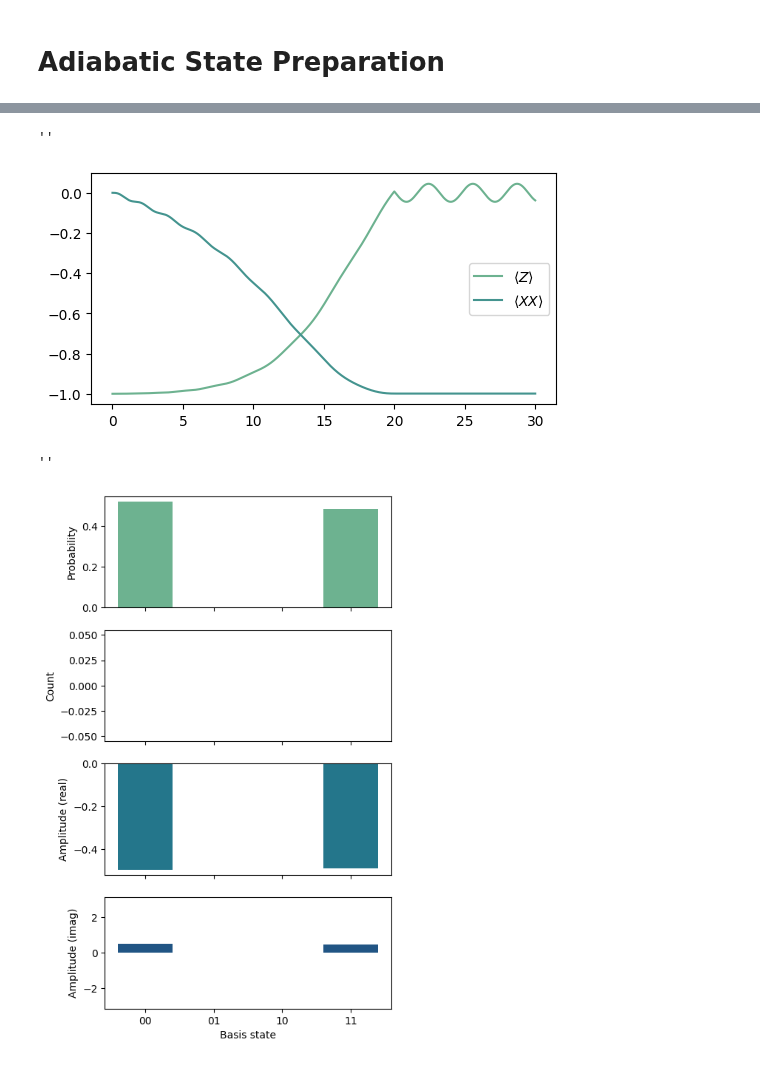
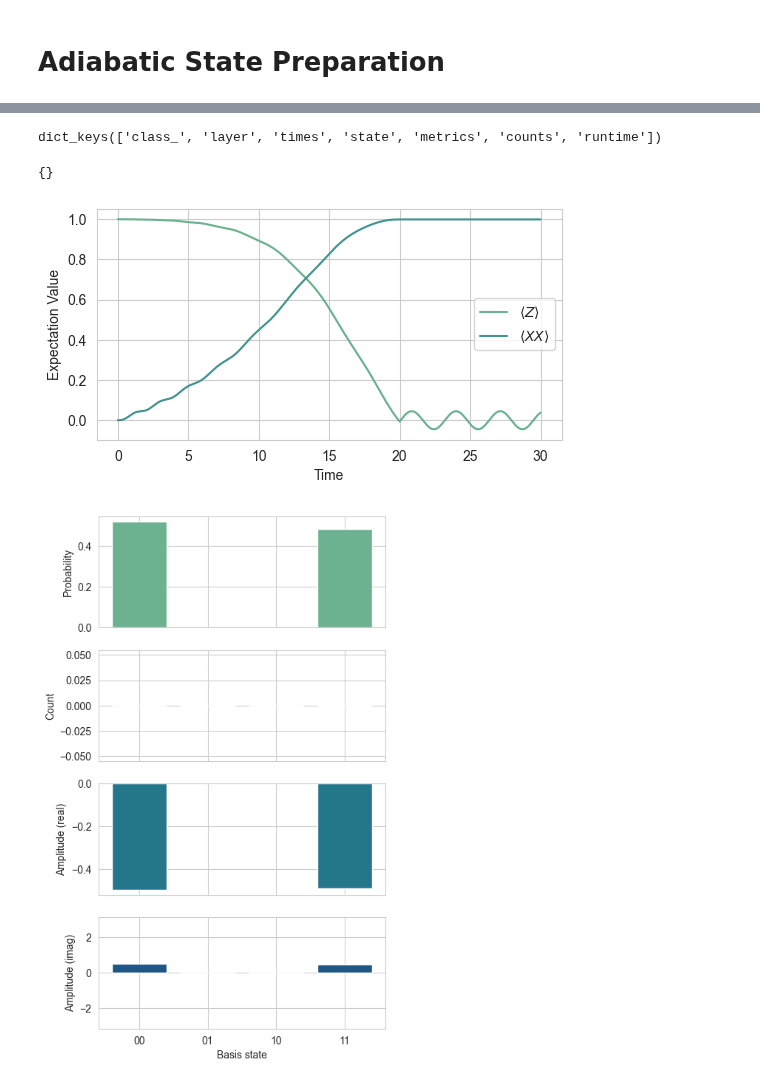
Before and after one commit to OpenQuantumDesign/equilux, a Jupyter notebook: examples/adiabatic_linear.ipynb, the cells around one changed output, grey strips where cells are left out. Cells and saved outputs as stored; diff of their text form; code cells hidden in the pictures.

```diff
--- a/examples/adiabatic_linear.ipynb
+++ b/examples/adiabatic_linear.ipynb
@@ -34,10 +36,9 @@ circuit.evolve(gate=Gxx, duration=10)
 # %%
 args = TaskArgsAnalog(
     n_shots=100,
-    fock_cutoff=4,
     metrics={
-        "Z": Expectation(operator=((I @ Z + Z @ I) * -0.5)),
-        "XX": Expectation(operator=(X @ X) * -1),
+        "Z": Expectation(operator=0.5 * (I @ Z + Z @ I)),
+        "XX": Expectation(operator=X @ X),
     },
     dt=1e-2,
 )
@@ -45,7 +46,6 @@ args = TaskArgsAnalog(
 task = Task(program=circuit, args=args)
 # %%
 backend = QutipBackend()
-
 expt, args = backend.compile(task=task)
-
-results = backend.run(experiment=expt, args=args)
+print(args)
+results = backend.run(task=task)
@@ -52,14 +69,19 @@ results = backend.run(experiment=expt, args=args)
+# %%
+pprint(results.model_fields.keys())
+print(results.counts)
+# %% [output]
+dict_keys(['class_', 'layer', 'times', 'state', 'metrics', 'counts', 'runtime'])
+{}
 # %%
 fig, ax = plt.subplots(1, 1, figsize=[6, 3])
 colors = sns.color_palette(palette="crest", n_colors=4)
 
 for k, (name, metric) in enumerate(results.metrics.items()):
     ax.plot(results.times, metric, label=f"$\\langle {name} \\rangle$", color=colors[k])
-ax.legend()
-;
+ax.set(xlabel="Time", ylabel="Expectation Value")
+ax.legend();
 # %% [output]
-''
-[figure, old version]
+[figure, new version]
 # %%
 fig, axs = plt.subplots(4, 1, sharex=True, figsize=[5, 9])
 
@@ -83,8 +105,6 @@ ax.set(ylabel="Amplitude (real)")
 
 ax = axs[3]
 ax.bar(x=bases, height=state.imag, color=colors[3])
-ax.set(xlabel="Basis state", ylabel="Amplitude (imag)", ylim=[-np.pi, np.pi])
-;
+ax.set(xlabel="Basis state", ylabel="Amplitude (imag)", ylim=[-np.pi, np.pi]);
 # %% [output]
-''
-[figure, old version]
+[figure, new version]
```
Also changed, not shown: parts of 3 cells of this notebook, 10 other files.
